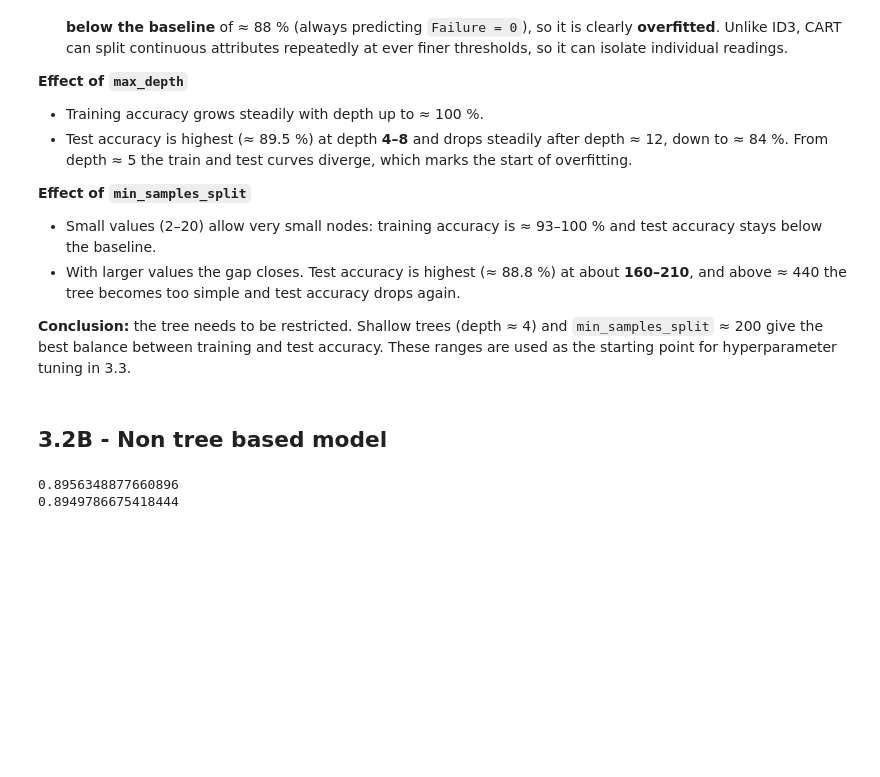
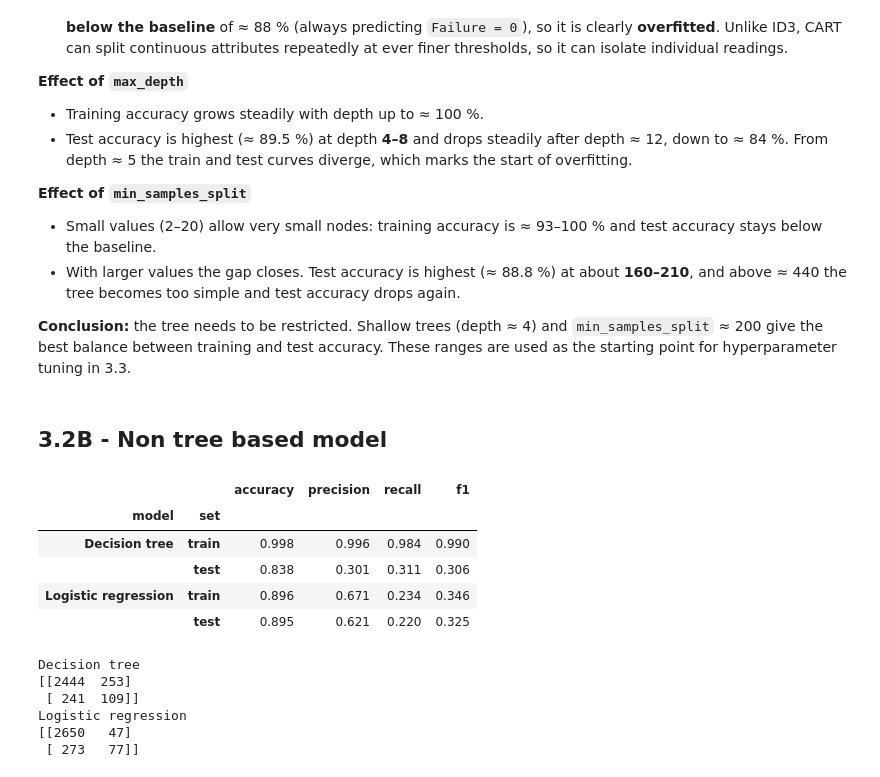
Before and after one commit to yegor-vin/Intelligent-data-analysis--project, a Jupyter notebook: phase-2-final.ipynb, the cells around one changed output. Saved outputs shown, nothing was run; the diff lists cells and outputs as text; code cells hidden in the pictures; blank space fills up the shorter version.

```diff
--- a/phase-2-final.ipynb
+++ b/phase-2-final.ipynb
@@ -3132,17 +3130,42 @@ point for hyperparameter tuning in 3.3.
 ## 3.2B - Non tree based model
 # %%
 from sklearn.linear_model import LogisticRegression
-from sklearn.metrics import accuracy_score
+from sklearn.metrics import (accuracy_score, precision_score, recall_score,
+                             f1_score, confusion_matrix)
 
 logistic_model = LogisticRegression(max_iter=1000, random_state=42)
-
 logistic_model.fit(X_pipe_train, y_train)
 
-prediction_log_train = logistic_model.predict(X_pipe_train)
-prediction_log_test = logistic_model.predict(X_pipe_test)
+models = {
+    "Decision tree": (dt_model,  X_dt_pipe_train, X_dt_pipe_test),
+    "Logistic regression":          (logistic_model, X_pipe_train, X_pipe_test),
+}
 
-print(accuracy_score(prediction_log_train, y_train))
-print(accuracy_score(prediction_log_test, y_test))
+rows = []
+for name, (m, Xtr, Xte) in models.items():
+    for split, Xs, ys in [("train", Xtr, y_train), ("test", Xte, y_test)]:
+        p = m.predict(Xs)
+        rows.append({"model": name, "set": split,
+                     "accuracy":  accuracy_score(ys, p),
+                     "precision": precision_score(ys, p, zero_division=0),
+                     "recall":    recall_score(ys, p, zero_division=0),
+                     "f1":        f1_score(ys, p, zero_division=0),})
+
+comparison = pd.DataFrame(rows).set_index(["model", "set"])
+display(comparison.round(3))
+
+for name, (m, _, Xte) in models.items():
+    print(name); print(confusion_matrix(y_test, m.predict(Xte)))
 # %% [output]
+|  |  | accuracy | precision | recall | f1 |
+| model | set |  |  |  |  |
+| Decision tree | train | 0.998 | 0.996 | 0.984 | 0.990 |
+|  | test | 0.838 | 0.301 | 0.311 | 0.306 |
+| Logistic regression | train | 0.896 | 0.671 | 0.234 | 0.346 |
+|  | test | 0.895 | 0.621 | 0.220 | 0.325 |
-0.8956348877660896
-0.8949786675418444
+Decision tree
+[[2444  253]
+ [ 241  109]]
+Logistic regression
+[[2650   47]
+ [ 273   77]]
```
Also changed, not shown: parts of 3 cells of this notebook.
